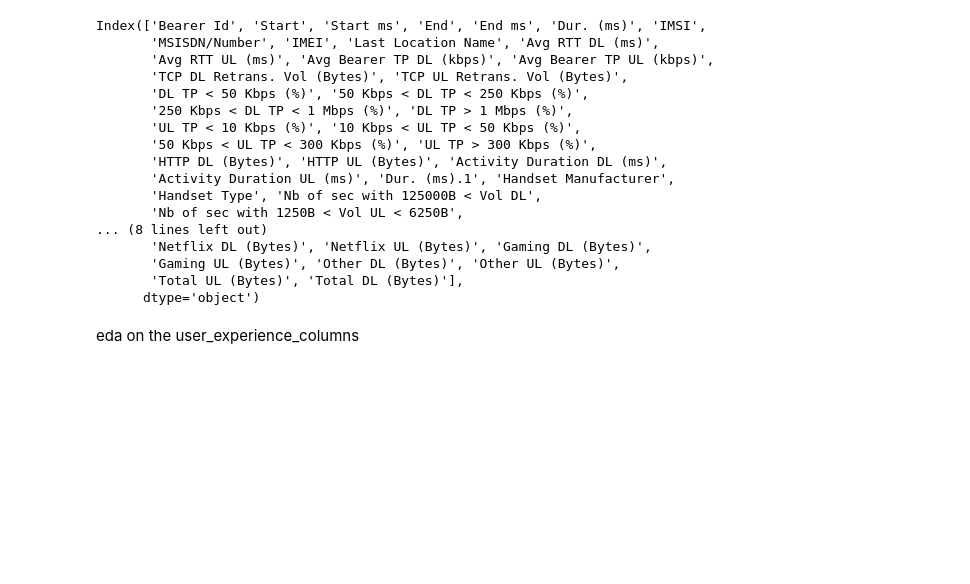
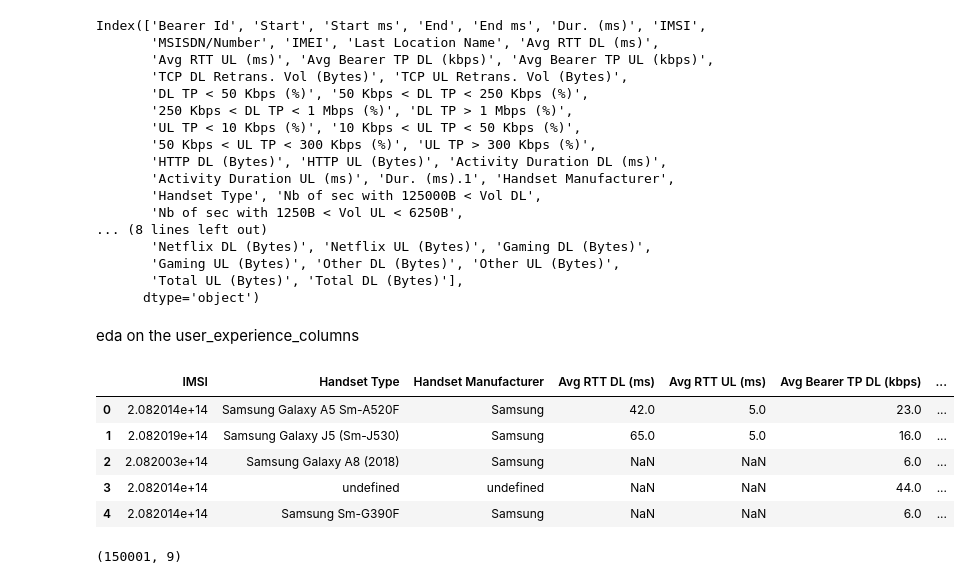
Before and after one commit to dagiteferi/User-Overview-Engagement-and-Experience-Analysis, a Jupyter notebook: notebooks/Experience Analytics.ipynb, the cells around one changed output. Drawn from its saved outputs; the diff is of its cells as text; code cells hidden in the pictures; blank space fills up the shorter version.

```diff
--- a/notebooks/Experience Analytics.ipynb
+++ b/notebooks/Experience Analytics.ipynb
@@ -155,3 +155,16 @@ user_experience_columns = [
 df_user_experience = df[user_experience_columns].copy()
 # %% [markdown]
 eda on the user_experience_columns
+# %%
+df_user_experience.head()
+# %% [output]
+|  | IMSI | Handset Type | Handset Manufacturer | Avg RTT DL (ms) | Avg RTT UL (ms) | Avg Bearer TP DL (kbps) | ... |
+| 0 | 2.082014e+14 | Samsung Galaxy A5 Sm-A520F | Samsung | 42.0 | 5.0 | 23.0 | ... |
+| 1 | 2.082019e+14 | Samsung Galaxy J5 (Sm-J530) | Samsung | 65.0 | 5.0 | 16.0 | ... |
+| 2 | 2.082003e+14 | Samsung Galaxy A8 (2018) | Samsung | NaN | NaN | 6.0 | ... |
+| 3 | 2.082014e+14 | undefined | undefined | NaN | NaN | 44.0 | ... |
+| 4 | 2.082014e+14 | Samsung Sm-G390F | Samsung | NaN | NaN | 6.0 | ... |
+# %%
+df_user_experience.shape
+# %% [output]
+(150001, 9)
```
Also changed, not shown: parts of 8 cells of this notebook.
